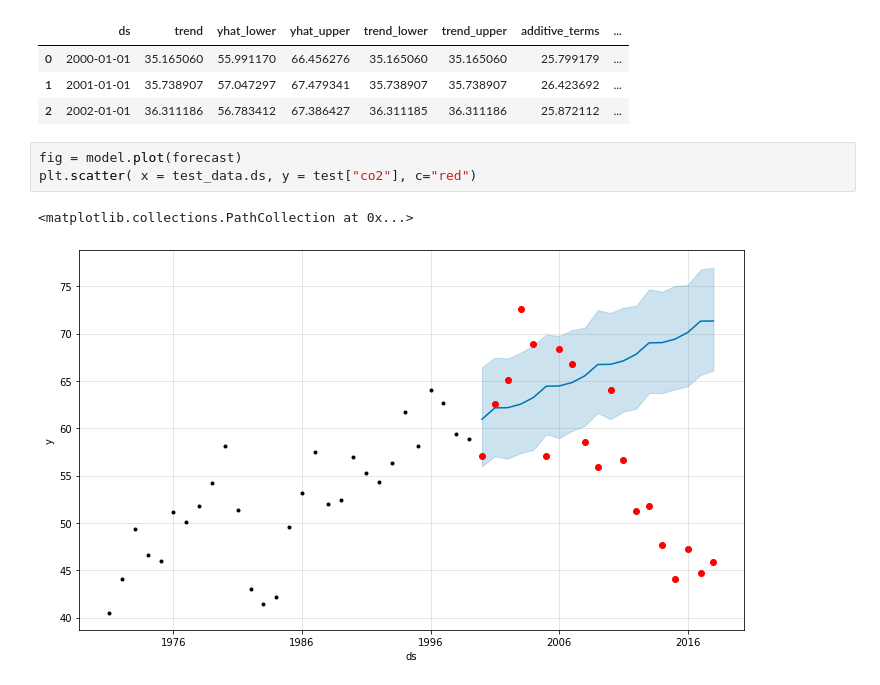
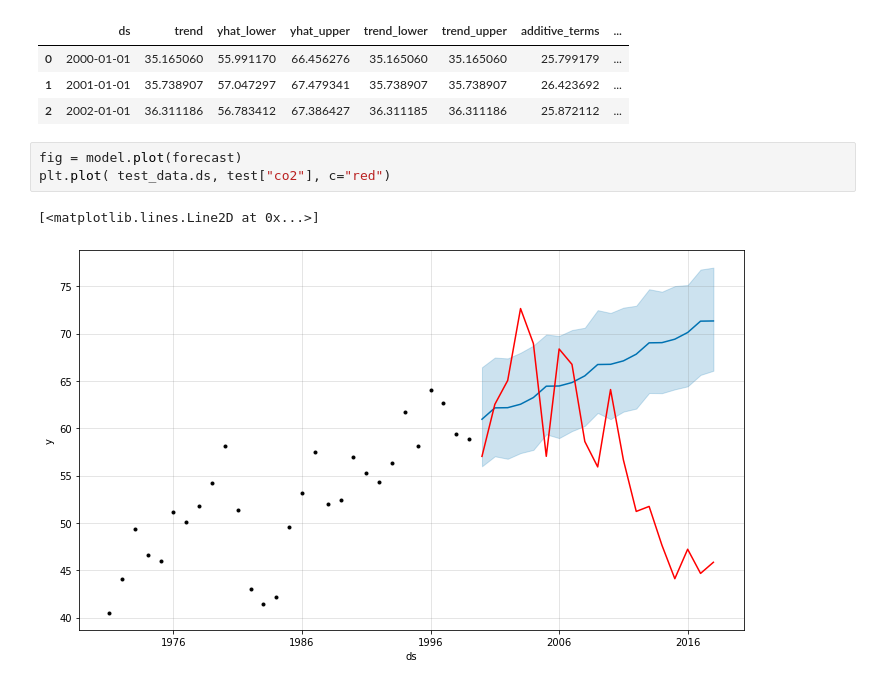
Before and after one commit to AayushKucheria/Reaktor-Communicating-Climate-Change, a Jupyter notebook: Data exploration.ipynb, the cells around one changed output. Cells and saved outputs as stored; diff of their text form.

```diff
--- a/Data exploration.ipynb
+++ b/Data exploration.ipynb
@@ -399,7 +419,7 @@ INFO:fbprophet:n_changepoints greater than number of observations. Using 22.
 | 2 | 2002-01-01 | 36.311186 | 56.783412 | 67.386427 | 36.311185 | 36.311186 | 25.872112 | ... |
 # %%
 fig = model.plot(forecast)
-plt.scatter( x = test_data.ds, y = test["co2"], c="red")
+plt.plot( test_data.ds, test["co2"], c="red")
 # %% [output]
-<matplotlib.collections.PathCollection at 0x...>
+[<matplotlib.lines.Line2D at 0x...>]
-[figure, old version]
+[figure, new version]
```
Also changed, not shown: parts of 4 cells of this notebook.
